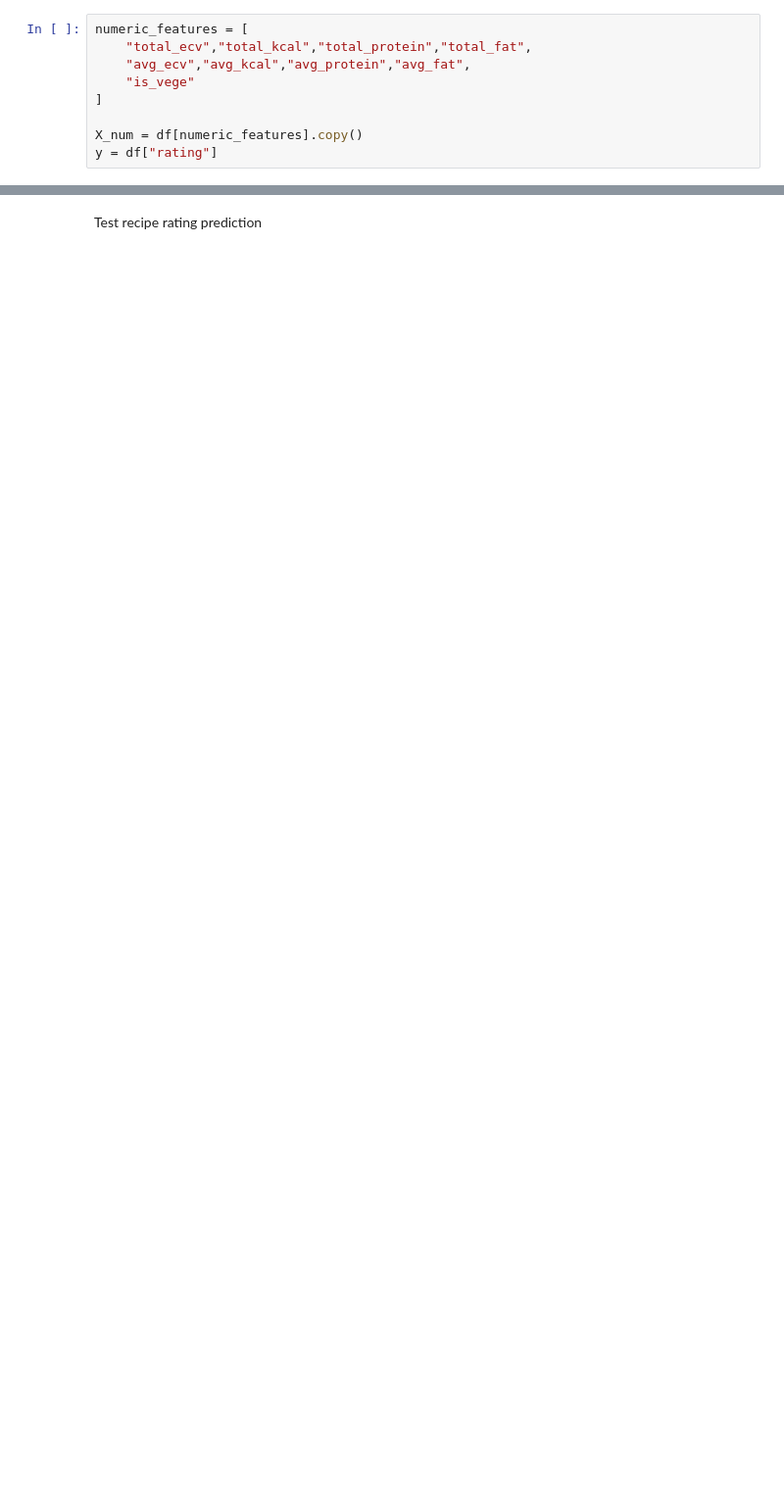
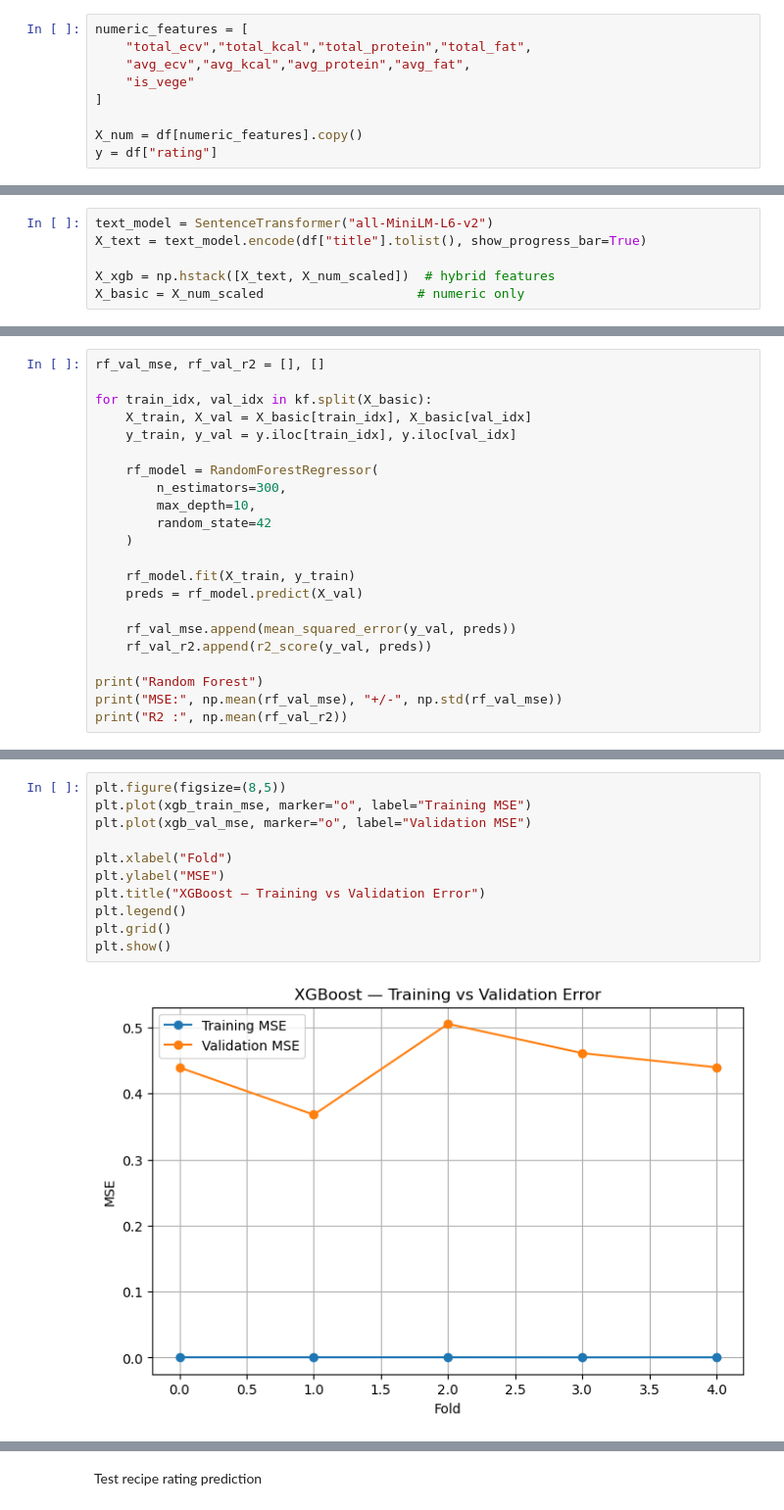
Before and after one commit to SitaraLiang/dalas-eco-recipes, a Jupyter notebook: notebooks/regression_ratings.ipynb, the cells around one changed output, grey strips where cells are left out. Shown at 98% size. Cells and saved outputs as stored; diff of their text form; blank space fills up the shorter version.

```diff
--- a/notebooks/regression_ratings.ipynb
+++ b/notebooks/regression_ratings.ipynb
@@ -89,0 +110,6 @@ Final feature shape: (1693, 393)
+# %%
+text_model = SentenceTransformer("all-MiniLM-L6-v2")
+X_text = text_model.encode(df["title"].tolist(), show_progress_bar=True)
+
+X_xgb = np.hstack([X_text, X_num_scaled])  # hybrid features
+X_basic = X_num_scaled                    # numeric only
@@ -89,0 +170,22 @@ Final feature shape: (1693, 393)
+# %%
+rf_val_mse, rf_val_r2 = [], []
+
+for train_idx, val_idx in kf.split(X_basic):
+    X_train, X_val = X_basic[train_idx], X_basic[val_idx]
+    y_train, y_val = y.iloc[train_idx], y.iloc[val_idx]
+
+    rf_model = RandomForestRegressor(
+        n_estimators=300,
+        max_depth=10,
+        random_state=42
+    )
+
+    rf_model.fit(X_train, y_train)
+    preds = rf_model.predict(X_val)
+
+    rf_val_mse.append(mean_squared_error(y_val, preds))
+    rf_val_r2.append(r2_score(y_val, preds))
+
+print("Random Forest")
+print("MSE:", np.mean(rf_val_mse), "+/-", np.std(rf_val_mse))
+print("R2 :", np.mean(rf_val_r2))
@@ -154 +259,14 @@ La cross validation montre un MSE moyen de 0.44 et un R2 autour de 0.017, indiqu
+# %%
+plt.figure(figsize=(8,5))
+plt.plot(xgb_train_mse, marker="o", label="Training MSE")
+plt.plot(xgb_val_mse, marker="o", label="Validation MSE")
+
+plt.xlabel("Fold")
+plt.ylabel("MSE")
+plt.title("XGBoost — Training vs Validation Error")
+plt.legend()
+plt.grid()
+plt.show()
+# %% [output]
+[figure, added]
 # %% [markdown]
```
Also changed, not shown: parts of 42 cells of this notebook.
